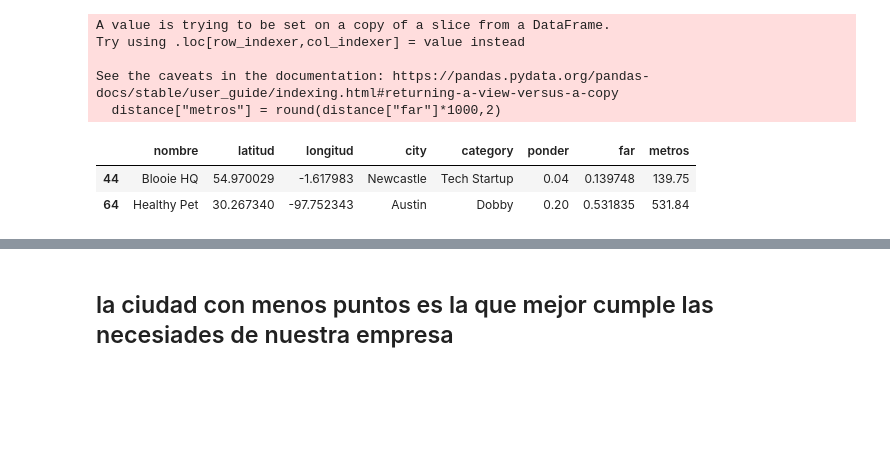
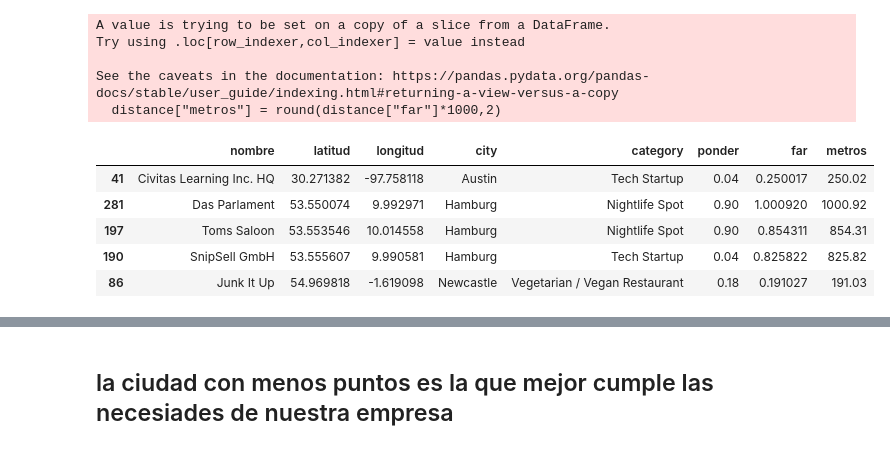
Before and after one commit to data2021oct/geospatial, a Jupyter notebook: notebooks/geolocalization.ipynb, the cells around one changed output, grey strips where cells are left out. Drawn from its saved outputs; the diff is of its cells as text; code cells hidden in the pictures; blank space fills up the shorter version.

```diff
--- a/notebooks/geolocalization.ipynb
+++ b/notebooks/geolocalization.ipynb
@@ -283,11 +290,14 @@ Try using .loc[row_indexer,col_indexer] = value instead
 See the caveats in the documentation: https://pandas.pydata.org/pandas-docs/stable/user_guide/indexing.html#returning-a-view-versus-a-copy
   distance["metros"] = round(distance["far"]*1000,2)
 # %%
-distance.sample(2)
+distance.sample(5)
 # %% [output]
 |  | nombre | latitud | longitud | city | category | ponder | far | metros |
-| 44 | Blooie HQ | 54.970029 | -1.617983 | Newcastle | Tech Startup | 0.04 | 0.139748 | 139.75 |
-| 64 | Healthy Pet | 30.267340 | -97.752343 | Austin | Dobby | 0.20 | 0.531835 | 531.84 |
+| 41 | Civitas Learning Inc. HQ | 30.271382 | -97.758118 | Austin | Tech Startup | 0.04 | 0.250017 | 250.02 |
+| 281 | Das Parlament | 53.550074 | 9.992971 | Hamburg | Nightlife Spot | 0.90 | 1.000920 | 1000.92 |
+| 197 | Toms Saloon | 53.553546 | 10.014558 | Hamburg | Nightlife Spot | 0.90 | 0.854311 | 854.31 |
+| 190 | SnipSell GmbH | 53.555607 | 9.990581 | Hamburg | Tech Startup | 0.04 | 0.825822 | 825.82 |
+| 86 | Junk It Up | 54.969818 | -1.619098 | Newcastle | Vegetarian / Vegan Restaurant | 0.18 | 0.191027 | 191.03 |
 # %%
 media_cat = distance.groupby(["city","category","ponder"]).agg({"metros":"mean"}).reset_index()
 media_cat.metros = round(media_cat.metros,2)
```
Also changed, not shown: parts of 8 cells of this notebook, 2 other files.
